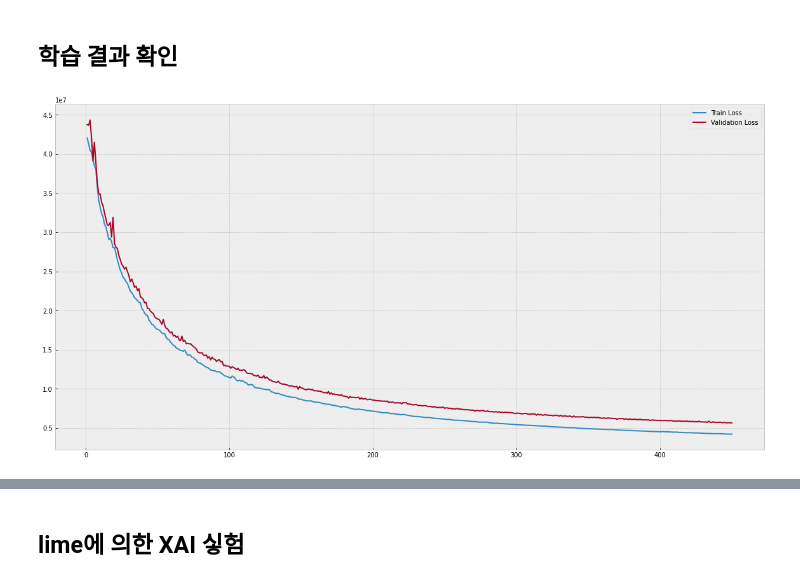
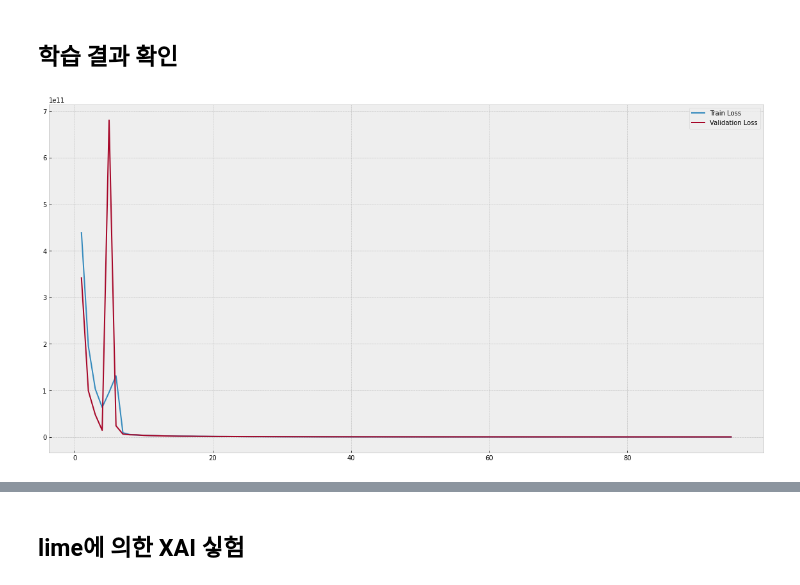
Before and after one commit to dolmani38/non-linear-regression, a Jupyter notebook: Regession_test_0813.ipynb, the cells around one changed output, grey strips where cells are left out. Saved outputs shown, nothing was run; the diff lists cells and outputs as text; code cells hidden in the pictures.

```diff
--- a/Regession_test_0813.ipynb
+++ b/Regession_test_0813.ipynb
@@ -178,7 +186,7 @@ def create_samples(n_samples):
 
     return pd.DataFrame(samples, columns=['CODE','REAL_YY','COM_RATE'])
 # %%
-dataset = create_samples(n_samples=1000)
+dataset = create_samples(n_samples=100)
 dataset['NAFYC'] = dataset.apply(nafyc_func, axis=1)
 dataset
 # %% [output]
@@ -531,0 +607,39 @@ Epoch: 500 - {'loss': 4209392.5, 'soft_500_acc': 0.3196498453617096, 'soft_1000_
+# %%
+from sklearn.preprocessing import PolynomialFeatures
+
+# Define the embedding input
+code_input = Input(shape=(1,), dtype='int32')
+output_dim=32*2   #X_train_categorical['code_mapping'].max()*1
+code_embedings = Embedding(output_dim=output_dim, input_dim=X_train_categorical['code_mapping'].max()+1)(code_input)
+code_embedings = keras.layers.Reshape((output_dim,))(code_embedings)
+
+n = 3
+trX_expanded = np.expand_dims(X_train_continuous, axis=1)
+poly = PolynomialFeatures(n)
+X_train_continuous = poly.fit_transform(X_train_continuous)
+X_val_continuous = poly.fit_transform(X_val_continuous)
+
+# Define the continuous variables input (just like before)
+continuous_input = Input(shape=(X_train_continuous.shape[1], ))
+
+# Concatenate continuous and embeddings inputs
+all_input = keras.layers.concatenate([continuous_input, code_embedings])
+print(all_input)
+
+# Define the model
+dense1 = Dense(all_input.shape[1]*3, activation='relu')(all_input)
+dense2 = Dense(5, activation='relu')(dense1)
+predictions = Dense(1)(dense2)
+
+# Note using the input object 'area_input' not 'area_embeddings'
+model = Model(inputs=[continuous_input, code_input], outputs=predictions)
+model.compile(loss='mse', optimizer=keras.optimizers.Adam(lr=.8, beta_1=0.9, beta_2=0.999, decay=1e-03, amsgrad=True),metrics=[soft_5perc_acc,soft_10perc_acc,soft_500_acc,soft_1000_acc,soft_10000_acc,r2])
+model.summary()
+
+epochs = 100
+
+# Note continuous and categorical columns are inserted in the same order as defined in all_inputs
+history = model.fit([X_train_continuous, X_train_categorical['code_mapping']], Y_train,
+          epochs=epochs, batch_size=10000,
+          callbacks=[periodic_logger_10], verbose=0,
+          validation_data=([X_val_continuous, X_val_categorical['code_mapping']], Y_val))
@@ -534,15 +666,15 @@ Epoch: 500 - {'loss': 4209392.5, 'soft_500_acc': 0.3196498453617096, 'soft_1000_
 # %%
 # Plot the train/validation loss values
 plt.figure(figsize=(20,10))
-_loss = history.history['loss'][50:]
-_val_loss = history.history['val_loss'][50:]
+_loss = history.history['loss'][5:]
+_val_loss = history.history['val_loss'][5:]
 
 train_loss_plot, = plt.plot(range(1, len(_loss)+1), _loss, label='Train Loss')
 val_loss_plot, = plt.plot(range(1, len(_val_loss)+1), _val_loss, label='Validation Loss')
 
 _ = plt.legend(handles=[train_loss_plot, val_loss_plot])
 # %% [output]
-[figure, old version]
+[figure, new version]
 # %%
 plt.figure(figsize=(20,10))
 _loss = history.history['soft_10000_acc'][5:]
```
Also changed, not shown: parts of 40 cells of this notebook.
